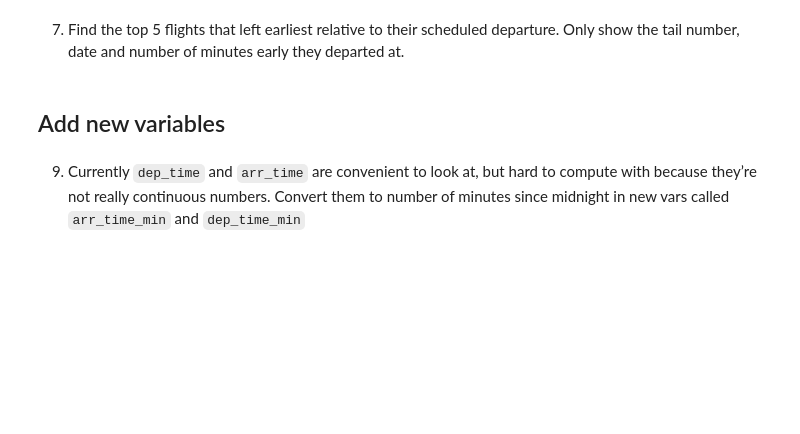
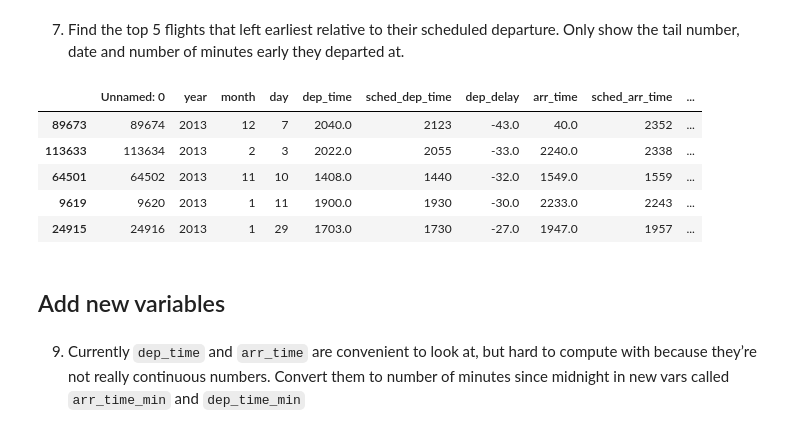
Before and after one commit to qlab-intro-python/tarea-2-adriana-arce-braulio-mundaca, a Jupyter notebook: tarea_2.ipynb, the cells around one changed output. Cells and saved outputs as stored; diff of their text form; code cells hidden in the pictures; blank space fills up the shorter version.

```diff
--- a/tarea_2.ipynb
+++ b/tarea_2.ipynb
@@ -319,3 +324,14 @@ most_delayed_flight. head(1)
+# %%
+# Solution
+earliest_flights_ever=df.sort_values( ["dep_delay"] , ascending = True)
+earliest_flights_ever.head(5)
+# %% [output]
+|  | Unnamed: 0 | year | month | day | dep_time | sched_dep_time | dep_delay | arr_time | sched_arr_time | ... |
+| 89673 | 89674 | 2013 | 12 | 7 | 2040.0 | 2123 | -43.0 | 40.0 | 2352 | ... |
+| 113633 | 113634 | 2013 | 2 | 3 | 2022.0 | 2055 | -33.0 | 2240.0 | 2338 | ... |
+| 64501 | 64502 | 2013 | 11 | 10 | 1408.0 | 1440 | -32.0 | 1549.0 | 1559 | ... |
+| 9619 | 9620 | 2013 | 1 | 11 | 1900.0 | 1930 | -30.0 | 2233.0 | 2243 | ... |
+| 24915 | 24916 | 2013 | 1 | 29 | 1703.0 | 1730 | -27.0 | 1947.0 | 1957 | ... |
 # %%
 8. How could you sort all missing values to the start?
 # %%
```
Also changed, not shown: parts of 4 cells of this notebook.
